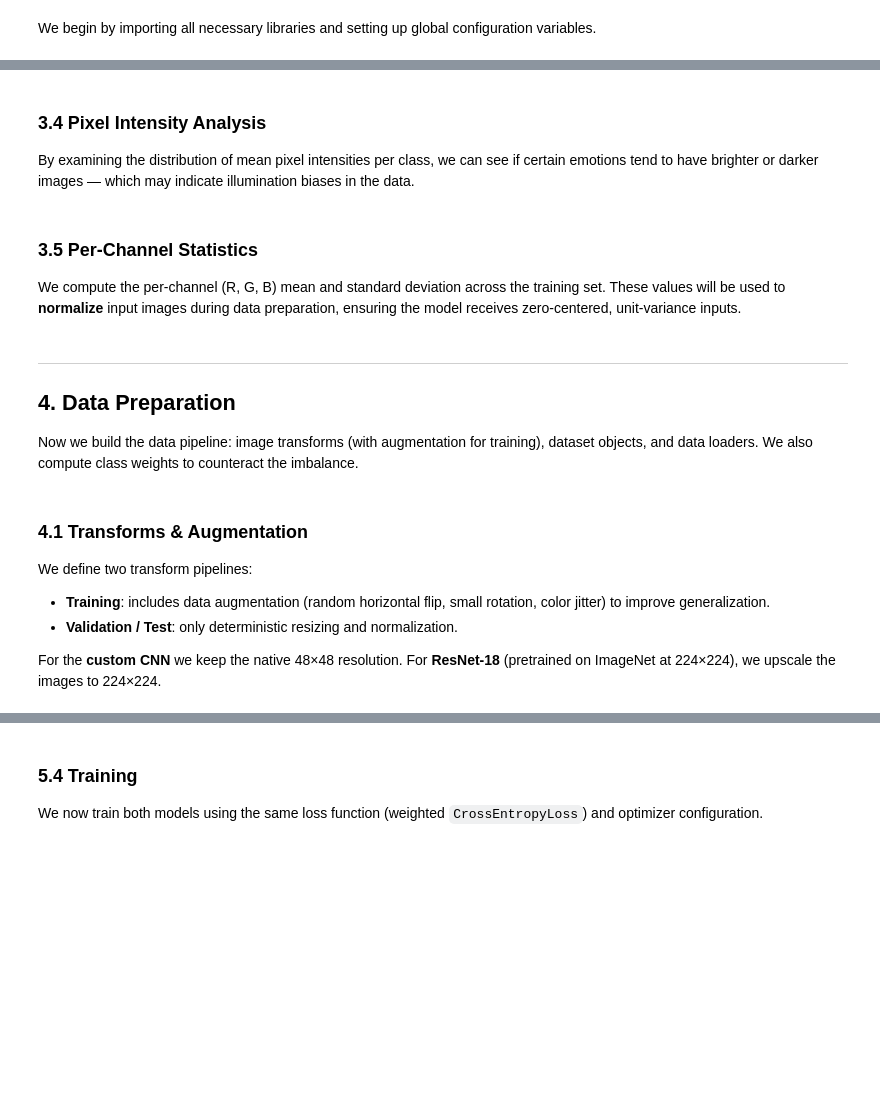
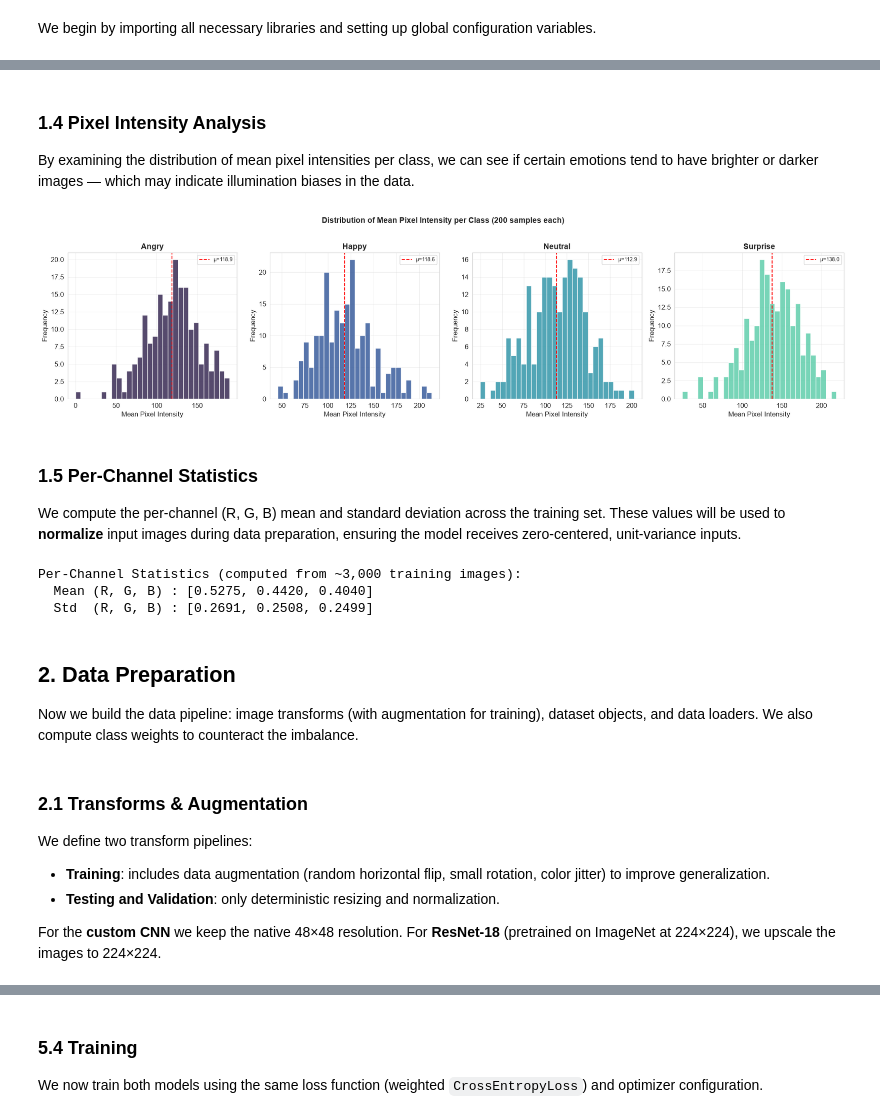
Before and after one commit to Alianger18/Projects_Portfolio, a Jupyter notebook: Project - Emotions Classification in Images/notebooks/model_dev.ipynb, the cells around one changed output, grey strips where cells are left out. Drawn from its saved outputs; the diff is of its cells as text; code cells hidden in the pictures; blank space fills up the shorter version.

```diff
--- a/Project - Emotions Classification in Images/notebooks/model_dev.ipynb
+++ b/Project - Emotions Classification in Images/notebooks/model_dev.ipynb
@@ -251,37 +284,38 @@ print(f"  Color space  : {df_props['mode'].iloc[0]} (3 channels)")
 # %% [markdown]
-### 3.4 Pixel Intensity Analysis
+### 1.4 Pixel Intensity Analysis
 By examining the distribution of mean pixel intensities per class, we can see if certain emotions tend to have brighter or darker images — which may indicate illumination biases in the data.
 # %%
+# Configure the basics of the plot
 fig, axes = plt.subplots(1, 4, figsize=(20, 5))
 axes = axes.flatten()
 palette = sns.color_palette('mako', NUM_CLASSES)
 
+# Compute mean pixel intensity for each class
 for i, cls_name in enumerate(CLASS_NAMES):
     cls_dir = TRAIN_DIR / cls_name
     sample_files = random.sample(list(cls_dir.iterdir()),
                                   min(200, len(list(cls_dir.iterdir()))))
 
     # Compute mean pixel intensity for each sampled image
     pixel_means = [np.array(Image.open(f)).mean() for f in sample_files]
 
     axes[i].hist(pixel_means, bins=30, color=palette[i],
                  edgecolor='white', alpha=0.85)
     axes[i].set_title(cls_name.capitalize(), fontweight='bold')
     axes[i].set_xlabel('Mean Pixel Intensity')
     axes[i].set_ylabel('Frequency')
     axes[i].axvline(np.mean(pixel_means), color='red', linestyle='--',
                     linewidth=1.5, label=f'μ={np.mean(pixel_means):.1f}')
     axes[i].legend(fontsize=9)
 
-# Hide unused subplot
-# axes[-1].axis('off')
-
-plt.suptitle('Distribution of Mean Pixel Intensity per Class (200 samples each)',
-             fontsize=14, fontweight='bold', y=1.02)
+# Add the title
+plt.suptitle('Distribution of Mean Pixel Intensity per Class (200 samples each)', fontsize=14, fontweight='bold', y=1.02)
 plt.tight_layout()
 plt.show()
+# %% [output]
+[figure, added]
 # %% [markdown]
-### 3.5 Per-Channel Statistics
+### 1.5 Per-Channel Statistics
 We compute the per-channel (R, G, B) mean and standard deviation across the training set. These values will be used to **normalize** input images during data preparation, ensuring the model receives zero-centered, unit-variance inputs.
 # %%
 def compute_channel_stats(data_dir, sample_size=3000):
@@ -322,11 +356,22 @@ print('\nThese values will be used for input normalization in the data pipeline.
+# %%
+# Compute per-channel statistics
+CHANNEL_MEAN, CHANNEL_STD = compute_channel_stats(TRAIN_DIR)
+
+print('Per-Channel Statistics (computed from ~3,000 training images):')
+print(f'  Mean (R, G, B) : [{CHANNEL_MEAN[0]:.4f}, {CHANNEL_MEAN[1]:.4f}, {CHANNEL_MEAN[2]:.4f}]')
+print(f'  Std  (R, G, B) : [{CHANNEL_STD[0]:.4f}, {CHANNEL_STD[1]:.4f}, {CHANNEL_STD[2]:.4f}]')
+# %% [output]
+Per-Channel Statistics (computed from ~3,000 training images):
+  Mean (R, G, B) : [0.5275, 0.4420, 0.4040]
+  Std  (R, G, B) : [0.2691, 0.2508, 0.2499]
 # %% [markdown]
----
-## 4. Data Preparation
+
+## 2. Data Preparation
 Now we build the data pipeline: image transforms (with augmentation for training), dataset objects, and data loaders. We also compute class weights to counteract the imbalance.
 # %% [markdown]
-### 4.1 Transforms & Augmentation
+### 2.1 Transforms & Augmentation
 We define two transform pipelines:
 - **Training**: includes data augmentation (random horizontal flip, small rotation, color jitter) to improve generalization.
-- **Validation / Test**: only deterministic resizing and normalization.
+- **Testing and Validation**: only deterministic resizing and normalization.
 
 For the **custom CNN** we keep the native 48×48 resolution. For **ResNet-18** (pretrained on ImageNet at 224×224), we upscale the images to 224×224.
```
Also changed, not shown: parts of 44 cells of this notebook, 3 other files.
